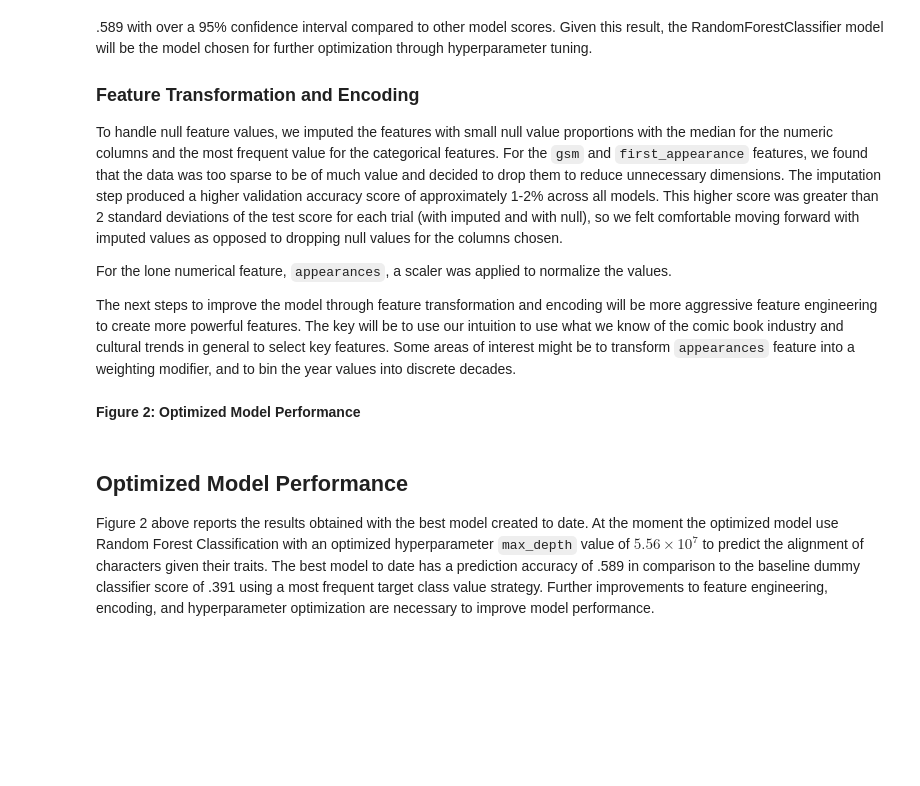
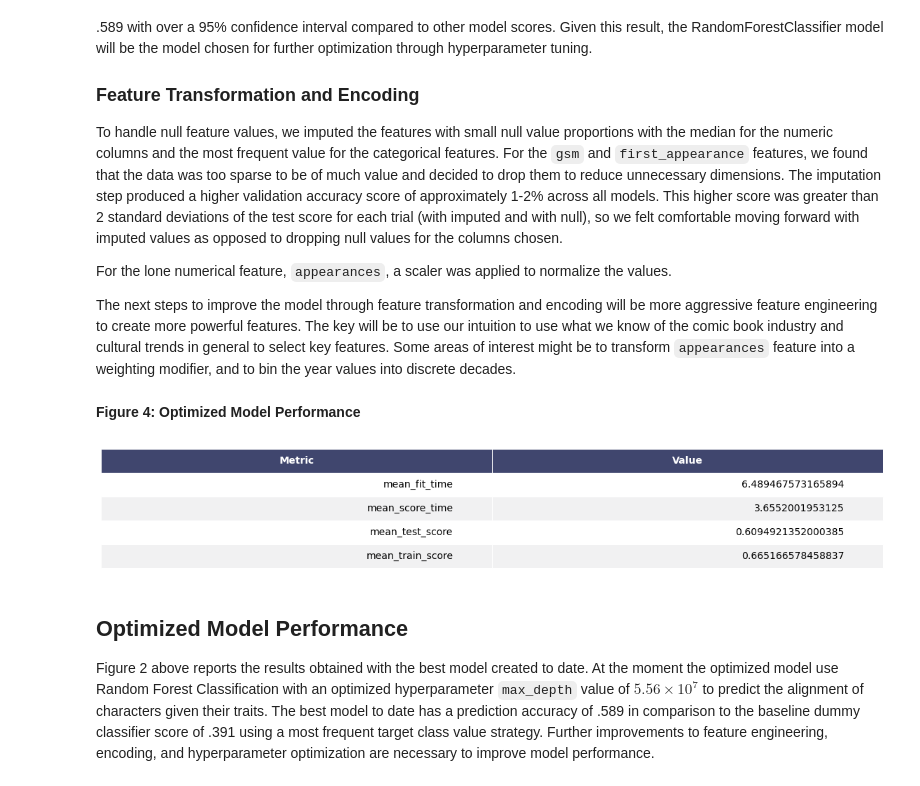
Before and after one commit to UBC-MDS/Workflows_showcase, a Jupyter notebook: report/summary_report.ipynb, the cells around one changed output. Drawn from its saved outputs; the diff is of its cells as text; code cells hidden in the pictures; blank space fills up the shorter version.

```diff
--- a/report/summary_report.ipynb
+++ b/report/summary_report.ipynb
@@ -75,15 +91,19 @@ For the lone numerical feature, `appearances`, a scaler was applied to normalize
 
 The next steps to improve the model through feature transformation and encoding will be more aggressive feature engineering to create more powerful features. The key will be to use our intuition to use what we know of the comic book industry and cultural trends in general to select key features. Some areas of interest might be to transform `appearances` feature into a weighting modifier, and to bin the year values into discrete decades.
 # %% [markdown]
-**Figure 2: Optimized Model Performance**
+**Figure 4: Optimized Model Performance**
 # %%
 optimized_model_df = (pickle.load(open("../results/tables/optimized_model.pkl", "rb"))).loc[0, :]
 
 pd.options.display.float_format = '{:.3f}'.format
 rf_model = pd.DataFrame(optimized_model_df)
 rf_model = rf_model[~rf_model.index.str.contains('split')].reset_index()
 rf_model.columns = ["Metric", "Value"]
-render_table(rf_model, header_columns=0, col_width=8);
+filter_list = ['mean_fit_time', 'mean_score_time', 'mean_train_score', 'mean_test_score']
+rf_model = rf_model[rf_model['Metric'].isin(filter_list)]
+render_table(rf_model, header_columns=0, col_width=10);
+# %% [output]
+[figure, added]
 # %% [markdown]
 ## Optimized Model Performance
 
```
Also changed, not shown: parts of 14 cells of this notebook.
